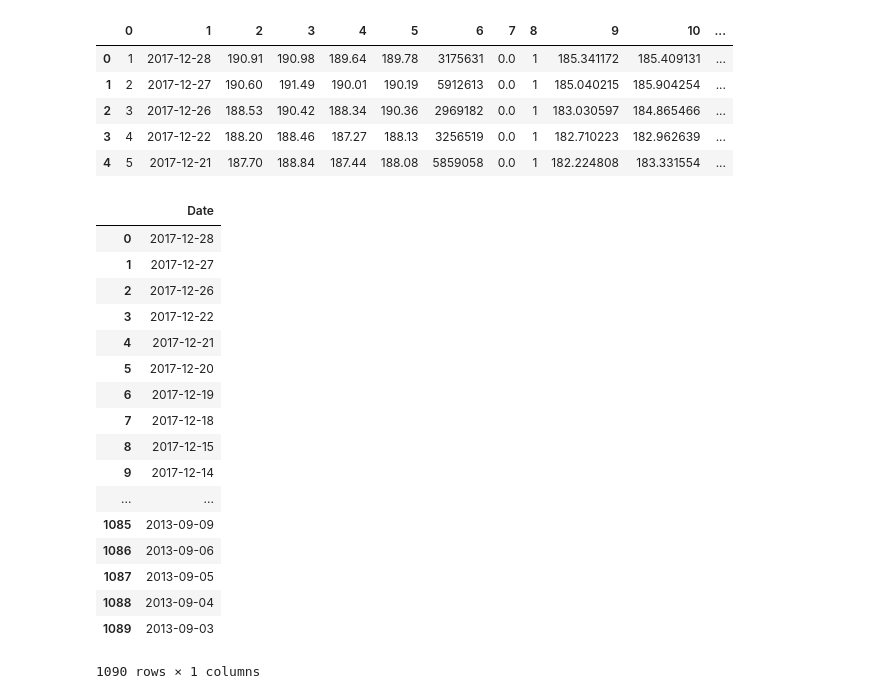
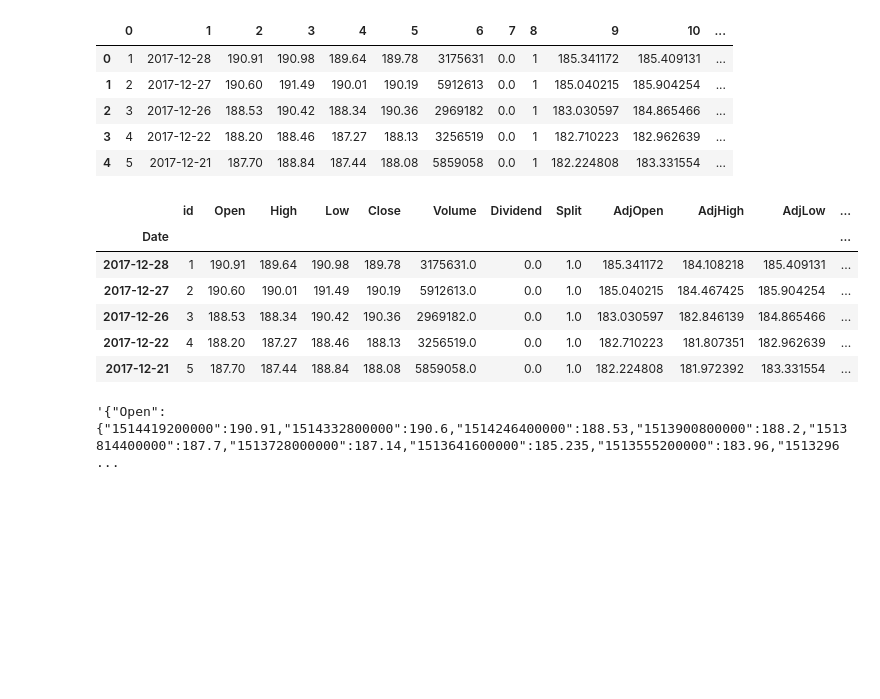
Before and after one commit to harshuljain13/MetricsVisualization, a Jupyter notebook: WebApp/poc.ipynb, the cells around one changed output. Saved outputs shown, nothing was run; the diff lists cells and outputs as text; code cells hidden in the pictures; blank space fills up the shorter version.

```diff
--- a/WebApp/poc.ipynb
+++ b/WebApp/poc.ipynb
@@ -60,24 +60,21 @@ df.head()
 | 2 | 3 | 2017-12-26 | 188.53 | 190.42 | 188.34 | 190.36 | 2969182 | 0.0 | 1 | 183.030597 | 184.865466 | ... |
 | 3 | 4 | 2017-12-22 | 188.20 | 188.46 | 187.27 | 188.13 | 3256519 | 0.0 | 1 | 182.710223 | 182.962639 | ... |
 | 4 | 5 | 2017-12-21 | 187.70 | 188.84 | 187.44 | 188.08 | 5859058 | 0.0 | 1 | 182.224808 | 183.331554 | ... |
-# %%
-get_df("""SELECT Date from eod_hd""")
-# %% [output]
-|  | Date |
-| 0 | 2017-12-28 |
-| 1 | 2017-12-27 |
-| 2 | 2017-12-26 |
-| 3 | 2017-12-22 |
-| 4 | 2017-12-21 |
-| 5 | 2017-12-20 |
-| 6 | 2017-12-19 |
-| 7 | 2017-12-18 |
-| 8 | 2017-12-15 |
-| 9 | 2017-12-14 |
-| ... | ... |
-| 1085 | 2013-09-09 |
-| 1086 | 2013-09-06 |
-| 1087 | 2013-09-05 |
-| 1088 | 2013-09-04 |
-| 1089 | 2013-09-03 |
-1090 rows × 1 columns
+# %%
+df = get_df("""SELECT * from eod_hd""")
+df['Date'] = pd.to_datetime(df['Date'])
+df = df.set_index('Date')
+# %%
+df.head()
+# %% [output]
+|  | id | Open | High | Low | Close | Volume | Dividend | Split | AdjOpen | AdjHigh | AdjLow | ... |
+| Date |  |  |  |  |  |  |  |  |  |  |  | ... |
+| 2017-12-28 | 1 | 190.91 | 189.64 | 190.98 | 189.78 | 3175631.0 | 0.0 | 1.0 | 185.341172 | 184.108218 | 185.409131 | ... |
+| 2017-12-27 | 2 | 190.60 | 190.01 | 191.49 | 190.19 | 5912613.0 | 0.0 | 1.0 | 185.040215 | 184.467425 | 185.904254 | ... |
+| 2017-12-26 | 3 | 188.53 | 188.34 | 190.42 | 190.36 | 2969182.0 | 0.0 | 1.0 | 183.030597 | 182.846139 | 184.865466 | ... |
+| 2017-12-22 | 4 | 188.20 | 187.27 | 188.46 | 188.13 | 3256519.0 | 0.0 | 1.0 | 182.710223 | 181.807351 | 182.962639 | ... |
+| 2017-12-21 | 5 | 187.70 | 187.44 | 188.84 | 188.08 | 5859058.0 | 0.0 | 1.0 | 182.224808 | 181.972392 | 183.331554 | ... |
+# %%
+df.to_json()
+# %% [output]
+'{"Open":{"1514419200000":190.91,"1514332800000":190.6,"1514246400000":188.53,"1513900800000":188.2,"1513814400000":187.7,"1513728000000":187.14,"1513641600000":185.235,"1513555200000":183.96,"1513296 ...
```
Also changed, not shown: 2 other files.
